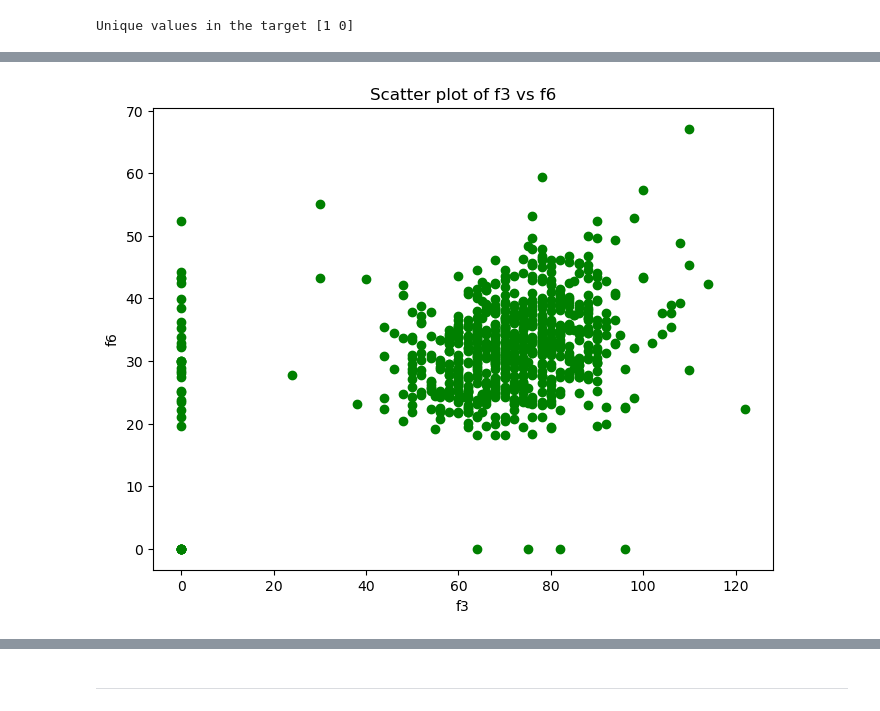
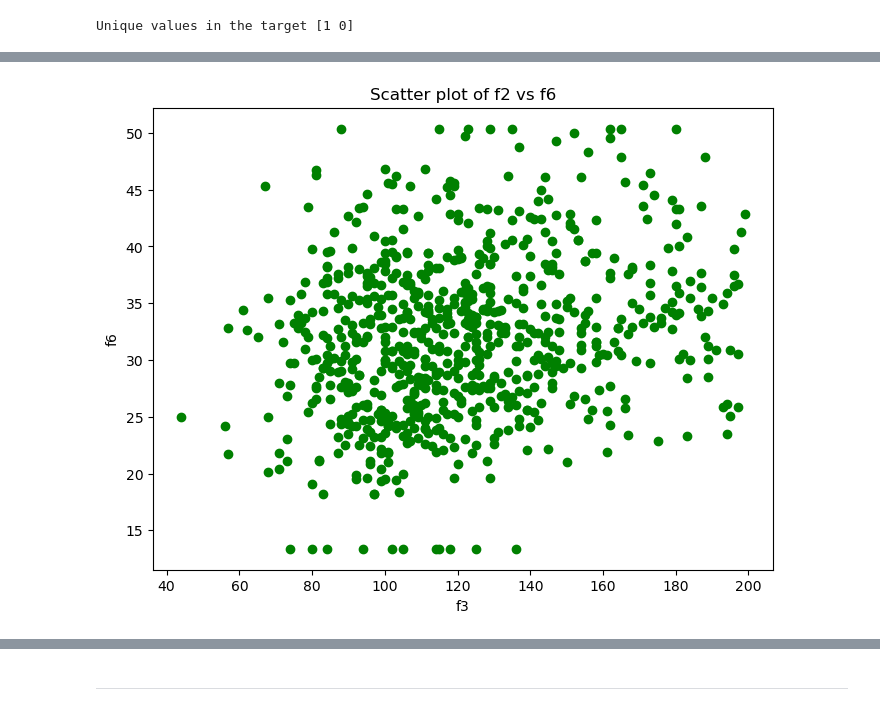
Before and after one commit to inamdarminaz/VGG11-CNN-Engine, a Jupyter notebook: part1.ipynb, the cells around one changed output, grey strips where cells are left out. Cells and saved outputs as stored; diff of their text form; code cells hidden in the pictures.

```diff
--- a/part1.ipynb
+++ b/part1.ipynb
@@ -153,0 +178,4 @@ Unique values in the target [1 0]
+# %%
+df = df[~df['f1'].isin(outliers_f1['f1'])]
+df = df[~df['f2'].isin(outliers_f2['f2'])]
+df = df[~df['f4'].isin(outliers_f4['f4'])]
@@ -153,0 +193,25 @@ Unique values in the target [1 0]
+# %%
+def cap_outliers(df, column):
+    Q1 = df[column].quantile(0.25)
+    Q3 = df[column].quantile(0.75)
+    IQR = Q3 - Q1
+    lower_bound = Q1 - 1.5 * IQR
+    upper_bound = Q3 + 1.5 * IQR
+    df[column] = np.where(df[column] < lower_bound, lower_bound, df[column])
+    df[column] = np.where(df[column] > upper_bound, upper_bound, df[column])
+    return df
+
+df = cap_outliers(df, 'f3')
+df = cap_outliers(df, 'f5')
+df = cap_outliers(df, 'f6')
+df = cap_outliers(df, 'f7')
+
+outliers_f3 = identify_outliers(df, 'f3')
+outliers_f5 = identify_outliers(df, 'f5')
+outliers_f6 = identify_outliers(df, 'f6')
+outliers_f7 = identify_outliers(df, 'f7')
+
+print("F3 outliers after capping: ", len(outliers_f3))
+print("F5 outliers after capping: ", len(outliers_f5))
+print("F6 outliers after capping: ", len(outliers_f6))
+print("F7 outliers after capping: ", len(outliers_f7))
@@ -164,13 +233,13 @@ plt.show()
 # %%
 # f3 and f6 scatter plot
 plt.figure(figsize=(8, 6))
-plt.scatter(df['f3'], df['f6'], color='green')
-plt.title('Scatter plot of f3 vs f6')
+plt.scatter(df['f2'], df['f6'], color='green')
+plt.title('Scatter plot of f2 vs f6')
 plt.xlabel('f3')
 plt.ylabel('f6')
 plt.show()
 # %% [output]
-[figure, old version]
+[figure, new version]
 # %%
 # f1 boxplot
 plt.figure(figsize=(8, 6))
```
Also changed, not shown: parts of 25 cells of this notebook, 1 other file.
